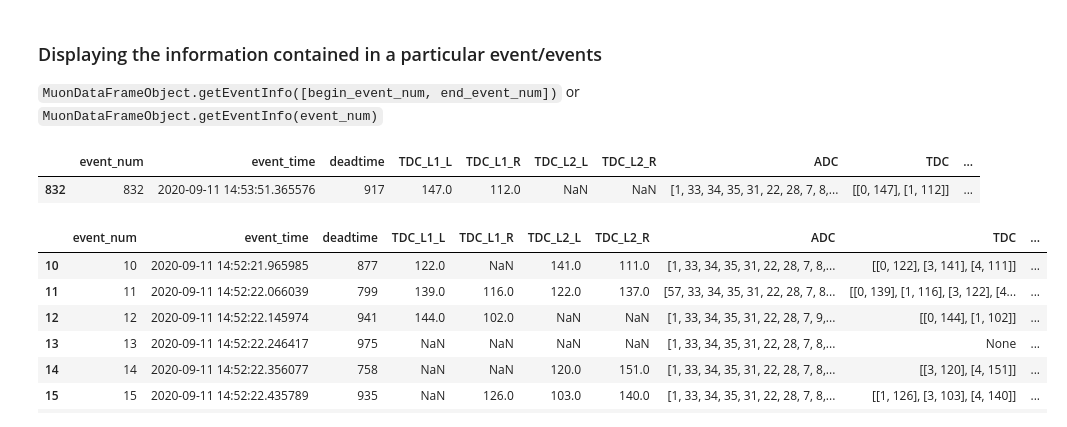
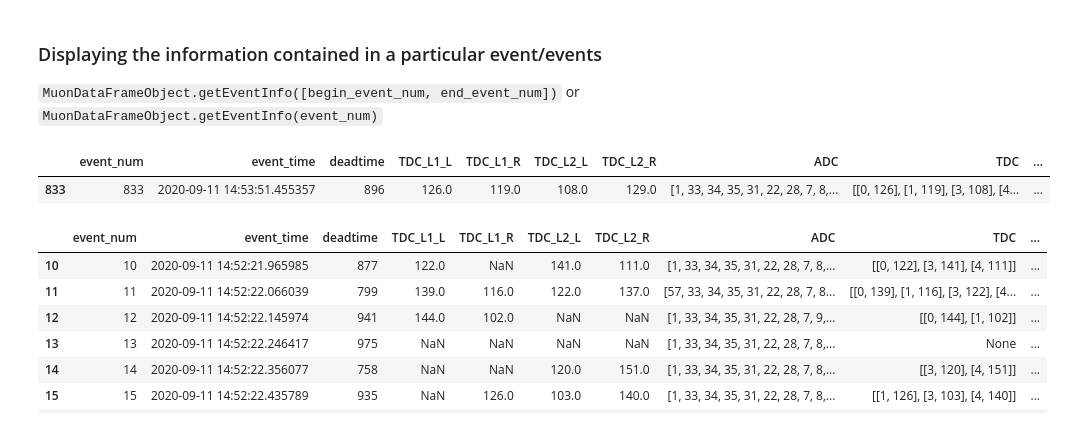
Before and after one commit to shanto268/HEP_DAQ, a Jupyter notebook: CrateAnalysis/CAMAC_Analysis_tutorial.ipynb, the cells around one changed output. Saved outputs shown, nothing was run; the diff lists cells and outputs as text; code cells hidden in the pictures.

```diff
--- a/CrateAnalysis/CAMAC_Analysis_API.ipynb
+++ b/CrateAnalysis/CAMAC_Analysis_tutorial.ipynb
@@ -116,10 +116,10 @@ Name: deadtime, dtype: float64
 
 `MuonDataFrameObject.getEventInfo([begin_event_num, end_event_num])` or `MuonDataFrameObject.getEventInfo(event_num)`
 # %%
-mdf.getEventInfo(832)
+mdf.getEventInfo(833)
 # %% [output]
 |  | event_num | event_time | deadtime | TDC_L1_L | TDC_L1_R | TDC_L2_L | TDC_L2_R | ADC | TDC | ... |
-| 832 | 832 | 2020-09-11 14:53:51.365576 | 917 | 147.0 | 112.0 | NaN | NaN | [1, 33, 34, 35, 31, 22, 28, 7, 8,... | [[0, 147], [1, 112]] | ... |
+| 833 | 833 | 2020-09-11 14:53:51.455357 | 896 | 126.0 | 119.0 | 108.0 | 129.0 | [1, 33, 34, 35, 31, 22, 28, 7, 8,... | [[0, 126], [1, 119], [3, 108], [4... | ... |
 # %%
 mdf.getEventInfo([10,20])
 # %% [output]
```
Also changed, not shown: parts of 7 cells of this notebook, 2 other files.
